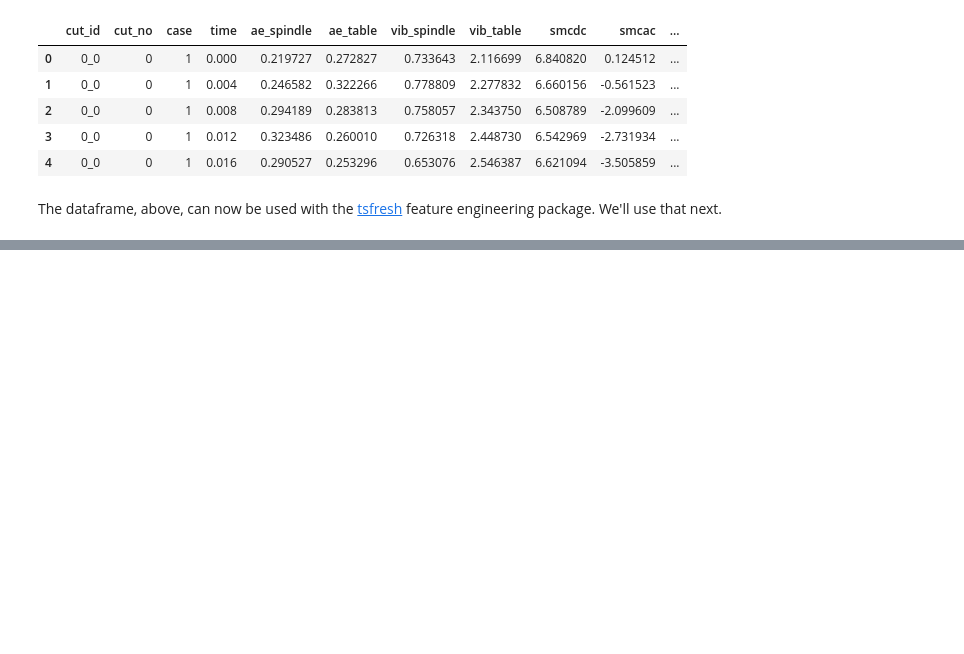
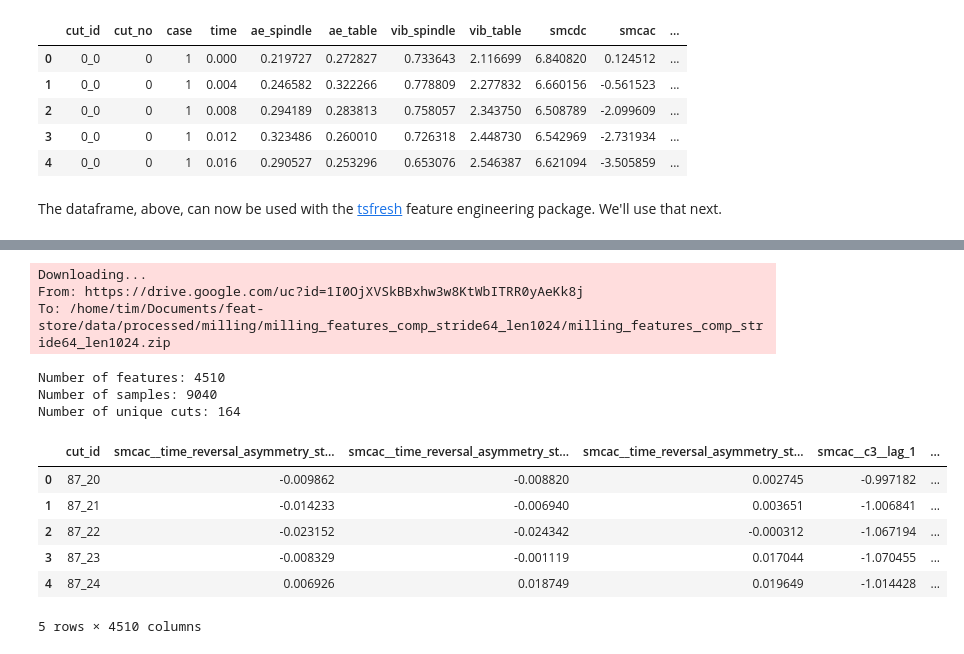
Before and after one commit to tvhahn/tspipe, a Jupyter notebook: notebooks/milling-reproduction.ipynb, the cells around one changed output, grey strips where cells are left out. Saved outputs shown, nothing was run; the diff lists cells and outputs as text; code cells hidden in the pictures; blank space fills up the shorter version.

```diff
--- a/notebooks/milling-reproduction.ipynb
+++ b/notebooks/milling-reproduction.ipynb
@@ -154,0 +183,31 @@ print(comprehensive_features)
+# %%
+path_processed_dir = proj_dir / 'data' / 'processed' / 'milling' / 'milling_features_comp_stride64_len1024'
+feat_file_name = 'milling_features_comp_stride64_len1024.zip' # name of the original feature file
+
+gdown.download(
+    id='1I0OjXVSkBBxhw3w8KtWbITRR0yAeKk8j',
+    output=str(path_processed_dir / feat_file_name),
+    quiet=False)
+
+# extract the zip file
+with zipfile.ZipFile(path_processed_dir / feat_file_name, 'r') as zip_ref:
+    zip_ref.extractall(path_processed_dir)
+# %% [output]
+Downloading...
+From: https://drive.google.com/uc?id=1I0OjXVSkBBxhw3w8KtWbITRR0yAeKk8j
+To: /home/tim/Documents/feat-store/data/processed/milling/milling_features_comp_stride64_len1024/milling_features_comp_stride64_len1024.zip
+# %%
+# load the milling_features_comp_stride64_len1024.csv in pandas
+df_feat = pd.read_csv(path_processed_dir / 'milling_features_comp_stride64_len1024.csv')
+df_feat.head()
+# %% [output]
+Number of features: 4510
+Number of samples: 9040
+Number of unique cuts: 164
+|  | cut_id | smcac__time_reversal_asymmetry_st... | smcac__time_reversal_asymmetry_st... | smcac__time_reversal_asymmetry_st... | smcac__c3__lag_1 | ... |
+| 0 | 87_20 | -0.009862 | -0.008820 | 0.002745 | -0.997182 | ... |
+| 1 | 87_21 | -0.014233 | -0.006940 | 0.003651 | -1.006841 | ... |
+| 2 | 87_22 | -0.023152 | -0.024342 | -0.000312 | -1.067194 | ... |
+| 3 | 87_23 | -0.008329 | -0.001119 | 0.017044 | -1.070455 | ... |
+| 4 | 87_24 | 0.006926 | 0.018749 | 0.019649 | -1.014428 | ... |
+5 rows × 4510 columns
```
Also changed, not shown: parts of 12 cells of this notebook.
